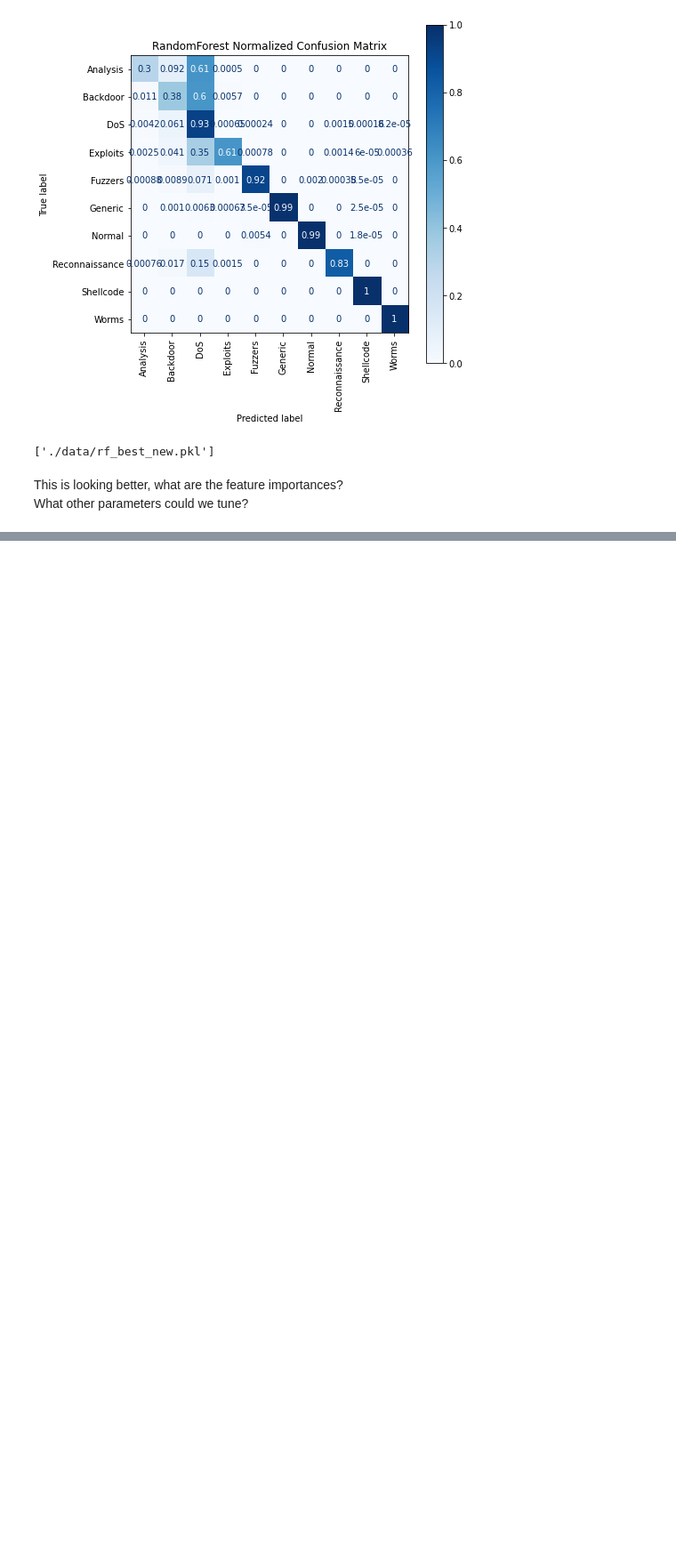
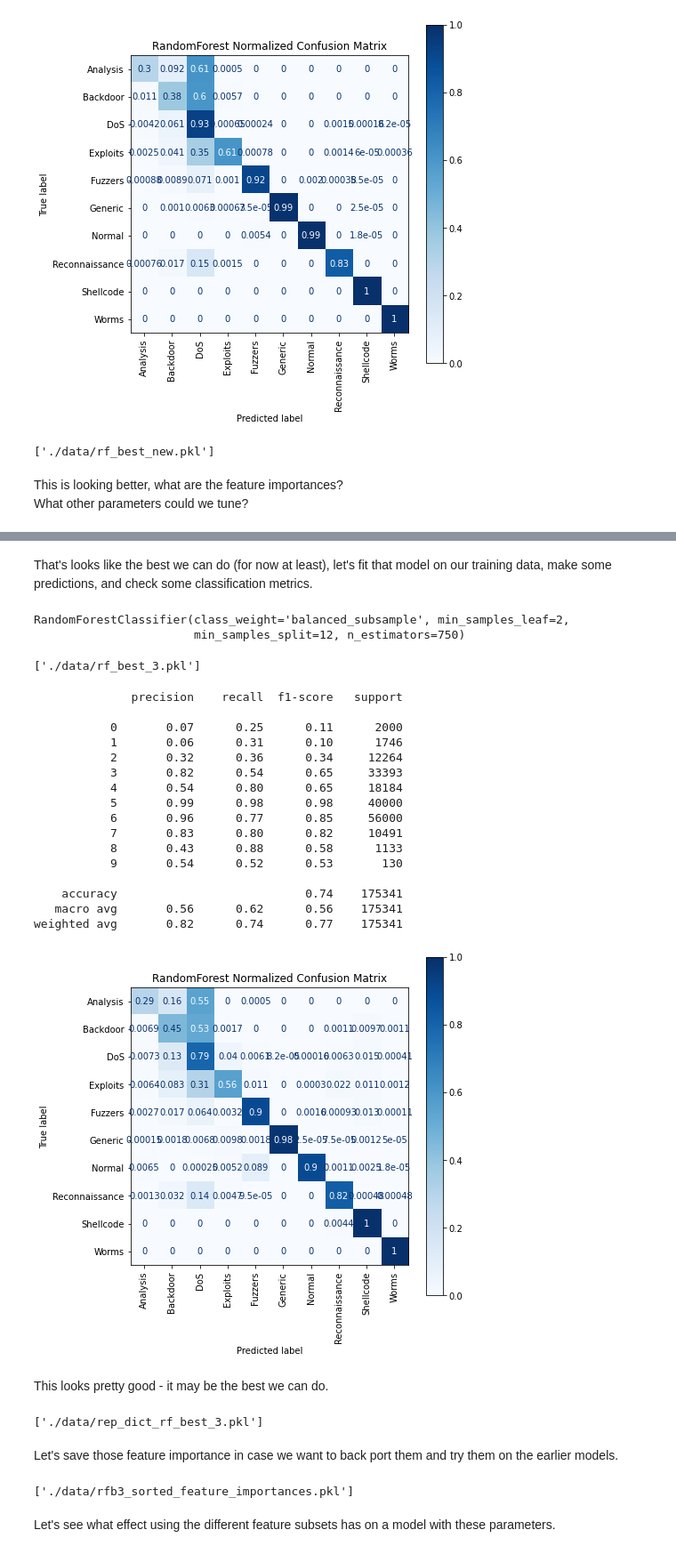
Before and after one commit to pvan1/DATA-606-Capstone, a Jupyter notebook: capstone-phase2-randforest.ipynb, the cells around one changed output, grey strips where cells are left out. Shown: that part at 89% size. Drawn from its saved outputs; the diff is of its cells as text; code cells hidden in the pictures; blank space fills up the shorter version.

Commit message:
Add files via upload
More work on Random Forests.

```diff
--- a/capstone-phase2-randforest.ipynb
+++ b/capstone-phase2-randforest.ipynb
@@ -284,0 +326,59 @@ What other parameters could we tune?
+# %% [markdown]
+That's looks like the best we can do (for now at least), let's fit that model on our training data, make some predictions, and check some classification metrics.
+# %%
+rf_best_3 = RandomForestClassifier(n_estimators=750, max_leaf_nodes=None, class_weight='balanced_subsample',
+                       criterion='gini', min_samples_leaf=2, min_samples_split=12)
+rf_best_3.fit(X=training_data_std, y=y_train)
+# %% [output]
+RandomForestClassifier(class_weight='balanced_subsample', min_samples_leaf=2,
+                       min_samples_split=12, n_estimators=750)
+# %%
+joblib.dump(rf_best_3, './data/rf_best_3.pkl')
+# %% [output]
+['./data/rf_best_3.pkl']
+# %%
+rf_best_3 = joblib.load('./data/rf_best_3.pkl')
+# %%
+# save the test set for final models
+y_pred_rf_best_3 = cross_val_predict(rf_best_3, training_data_std, y_train, cv=3, n_jobs=-1)
+# %%
+conf_mat_rf_best_3, class_rep_rf_best_3, rep_dict_rf_best_3, acc_rf_best_3 = gen_metrics(y_train, y_pred_rf_best_3)
+print(class_rep_rf_best_3)
+plt_norm_confmat(rf_best_3, training_data_std, y_train, 'RandomForest Normalized Confusion Matrix',
+                 fname='rf_best_3_conf_mat', labels=class_names)
+plt.show()
+# %% [output]
+              precision    recall  f1-score   support
+
+           0       0.07      0.25      0.11      2000
+           1       0.06      0.31      0.10      1746
+           2       0.32      0.36      0.34     12264
+           3       0.82      0.54      0.65     33393
+           4       0.54      0.80      0.65     18184
+           5       0.99      0.98      0.98     40000
+           6       0.96      0.77      0.85     56000
+           7       0.83      0.80      0.82     10491
+           8       0.43      0.88      0.58      1133
+           9       0.54      0.52      0.53       130
+
+    accuracy                           0.74    175341
+   macro avg       0.56      0.62      0.56    175341
+weighted avg       0.82      0.74      0.77    175341
+[figure, added]
+# %% [markdown]
+This looks pretty good - it may be the best we can do.
+# %%
+joblib.dump(rep_dict_rf_best_3, './data/rep_dict_rf_best_3.pkl')
+# %% [output]
+['./data/rep_dict_rf_best_3.pkl']
+# %% [markdown]
+Let's save those feature importance in case we want to back port them and try them on the earlier models.
+# %%
+rfb3_feature_importances = [(x, y) for x, y in zip(training_data_std.columns, rf_best_3.feature_importances_)]
+rfb3_sorted_importances = sorted(rfb3_feature_importances, key=lambda x: x[1], reverse=True)
+
+joblib.dump(rfb3_sorted_importances, './data/rfb3_sorted_feature_importances.pkl')
+# %% [output]
+['./data/rfb3_sorted_feature_importances.pkl']
+# %% [markdown]
+Let's see what effect using the different feature subsets has on a model with these parameters.
```
Also changed, not shown: parts of 53 cells of this notebook.
